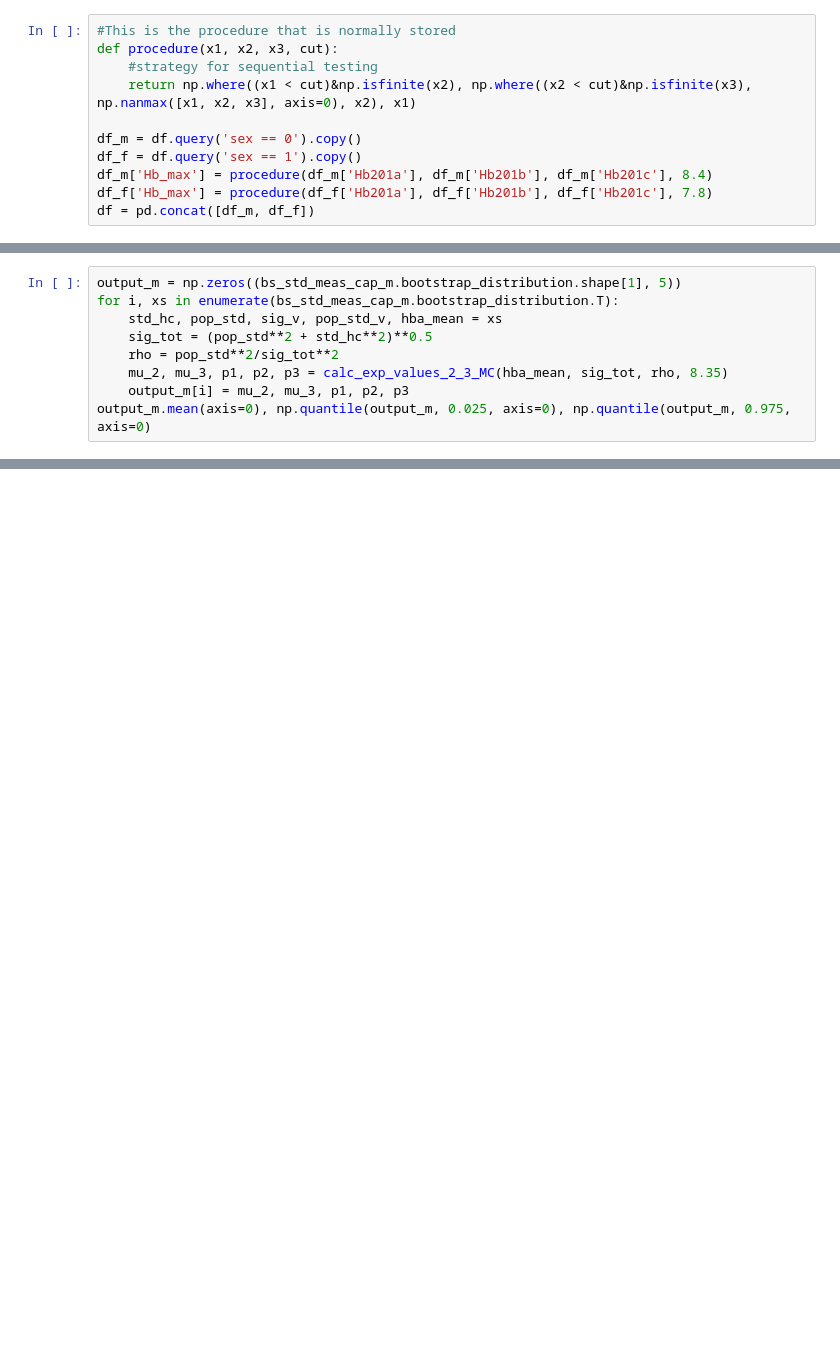
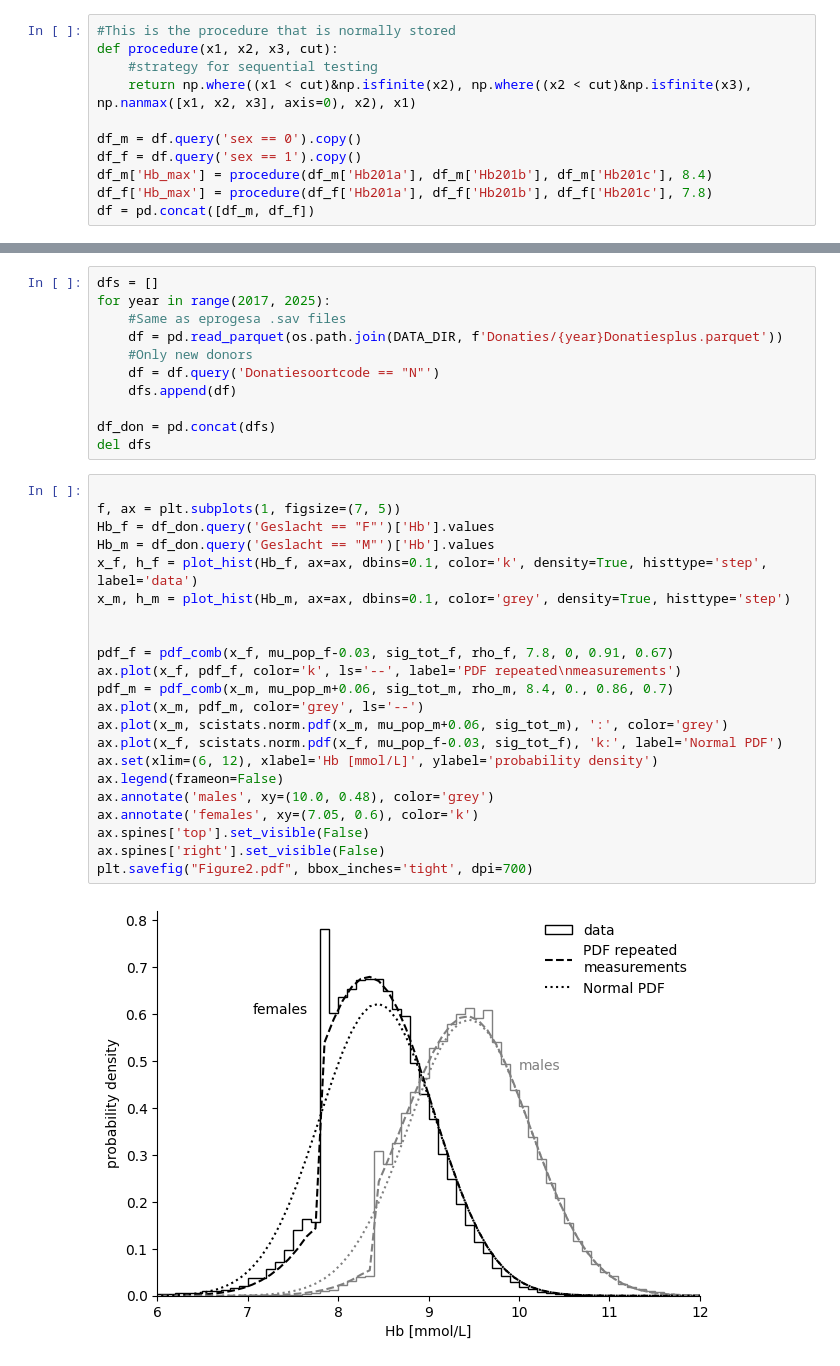
Before and after one commit to martp91/repeated_Hb_paper, a Jupyter notebook: main.ipynb, the cells around one changed output, grey strips where cells are left out. Saved outputs shown, nothing was run; the diff lists cells and outputs as text; blank space fills up the shorter version.

```diff
--- a/main.ipynb
+++ b/main.ipynb
@@ -352,9 +58,0 @@ output_f.mean(axis=0), np.quantile(output_f, 0.025, axis=0), np.quantile(output_
-# %%
-output_m = np.zeros((bs_std_meas_cap_m.bootstrap_distribution.shape[1], 5))
-for i, xs in enumerate(bs_std_meas_cap_m.bootstrap_distribution.T):
-    std_hc, pop_std, sig_v, pop_std_v, hba_mean = xs
-    sig_tot = (pop_std**2 + std_hc**2)**0.5
-    rho = pop_std**2/sig_tot**2
-    mu_2, mu_3, p1, p2, p3 = calc_exp_values_2_3_MC(hba_mean, sig_tot, rho, 8.35)
-    output_m[i] = mu_2, mu_3, p1, p2, p3
-output_m.mean(axis=0), np.quantile(output_m, 0.025, axis=0), np.quantile(output_m, 0.975, axis=0)
@@ -760,0 +638,35 @@ plt.savefig("Figure2.pdf", bbox_inches='tight', dpi=700)
+# %%
+dfs = []
+for year in range(2017, 2025):
+    #Same as eprogesa .sav files
+    df = pd.read_parquet(os.path.join(DATA_DIR, f'Donaties/{year}Donatiesplus.parquet'))
+    #Only new donors
+    df = df.query('Donatiesoortcode == "N"')
+    dfs.append(df)
+
+df_don = pd.concat(dfs)
+del dfs
+# %%
+
+f, ax = plt.subplots(1, figsize=(7, 5))
+Hb_f = df_don.query('Geslacht == "F"')['Hb'].values
+Hb_m = df_don.query('Geslacht == "M"')['Hb'].values
+x_f, h_f = plot_hist(Hb_f, ax=ax, dbins=0.1, color='k', density=True, histtype='step', label='data')
+x_m, h_m = plot_hist(Hb_m, ax=ax, dbins=0.1, color='grey', density=True, histtype='step')
+
+
+pdf_f = pdf_comb(x_f, mu_pop_f-0.03, sig_tot_f, rho_f, 7.8, 0, 0.91, 0.67)
+ax.plot(x_f, pdf_f, color='k', ls='--', label='PDF repeated\nmeasurements')
+pdf_m = pdf_comb(x_m, mu_pop_m+0.06, sig_tot_m, rho_m, 8.4, 0., 0.86, 0.7)
+ax.plot(x_m, pdf_m, color='grey', ls='--')
+ax.plot(x_m, scistats.norm.pdf(x_m, mu_pop_m+0.06, sig_tot_m), ':', color='grey')
+ax.plot(x_f, scistats.norm.pdf(x_f, mu_pop_f-0.03, sig_tot_f), 'k:', label='Normal PDF')
+ax.set(xlim=(6, 12), xlabel='Hb [mmol/L]', ylabel='probability density')
+ax.legend(frameon=False)
+ax.annotate('males', xy=(10.0, 0.48), color='grey')
+ax.annotate('females', xy=(7.05, 0.6), color='k')
+ax.spines['top'].set_visible(False)
+ax.spines['right'].set_visible(False)
+plt.savefig("Figure2.pdf", bbox_inches='tight', dpi=700)
+# %% [output]
+[figure, added]
```
Also changed, not shown: parts of 64 cells of this notebook.
